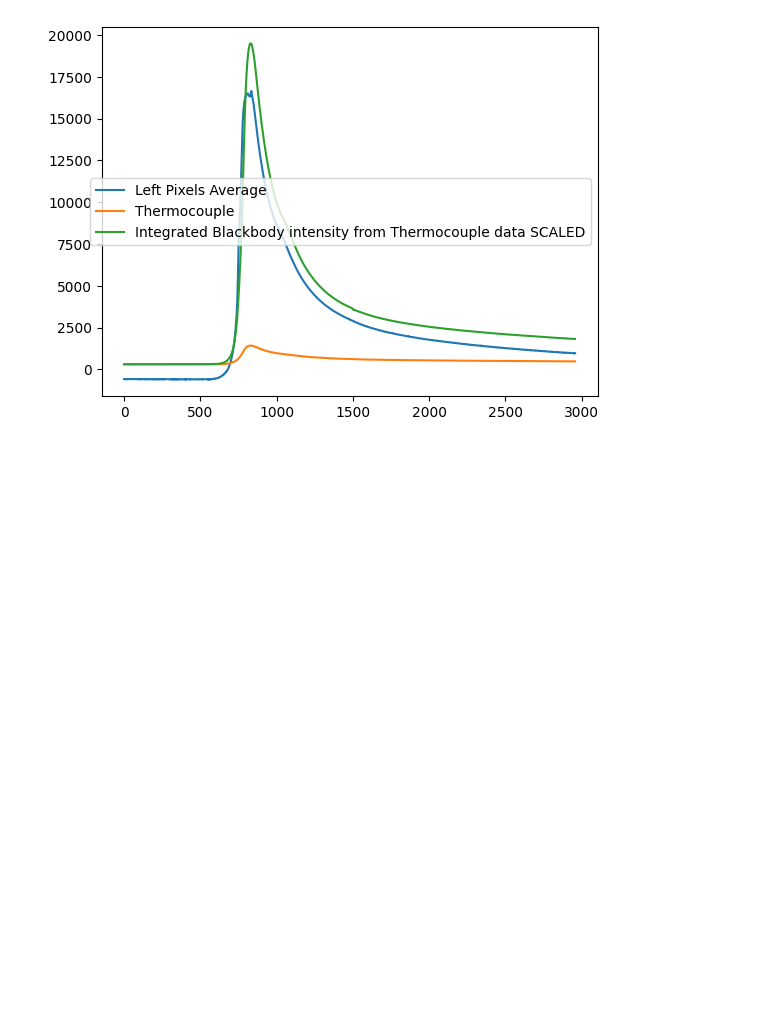
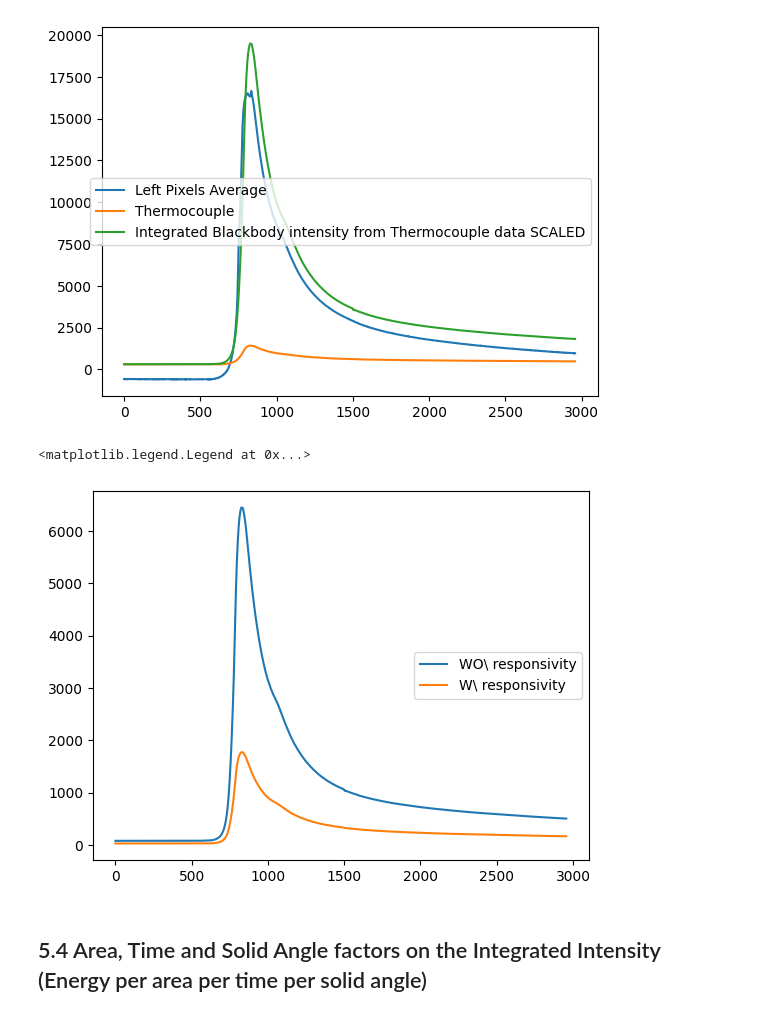
Before and after one commit to KaushalTimilsina/ResearchProject, a Jupyter notebook: Integration.ipynb, the cells around one changed output. Drawn from its saved outputs; the diff is of its cells as text; code cells hidden in the pictures; blank space fills up the shorter version.

```diff
--- a/Integration.ipynb
+++ b/Integration.ipynb
@@ -4624,3 +4738,13 @@ plt.legend(loc='right')
 # %% [output]
 <matplotlib.legend.Legend at 0x...>
 [figure]
+# %%
+plt.plot(np.linspace(0,np.shape(Matrix_integrated_non_blackbody_intensity_flattened)[0], np.shape(Matrix_integrated_non_blackbody_intensity_flattened)[0]),Matrix_integrated_non_blackbody_intensity_flattened, label='WO\ responsivity')
+plt.legend()
+plt.plot(np.linspace(0,np.shape(Matrix_integrated_non_blackbody_intensity_w_responsivity_flattened)[0], np.shape(Matrix_integrated_non_blackbody_intensity_w_responsivity_flattened)[0]),Matrix_integrated_non_blackbody_intensity_w_responsivity_flattened, label='W\ responsivity')
+plt.legend(loc='right')
+# %% [output]
+<matplotlib.legend.Legend at 0x...>
+[figure, added]
+# %% [markdown]
+## 5.4 Area, Time and Solid Angle factors on the Integrated Intensity (Energy per area per time per solid angle)
```
Also changed, not shown: parts of 21 cells of this notebook.
